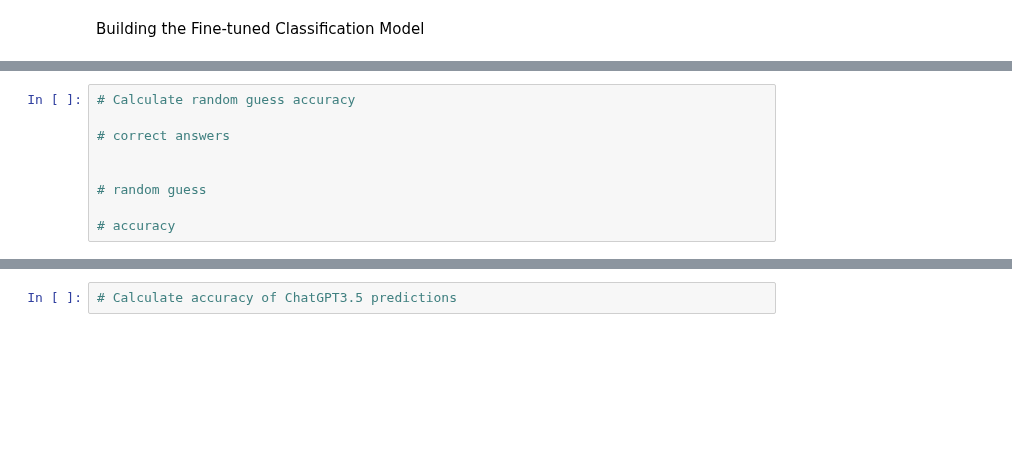
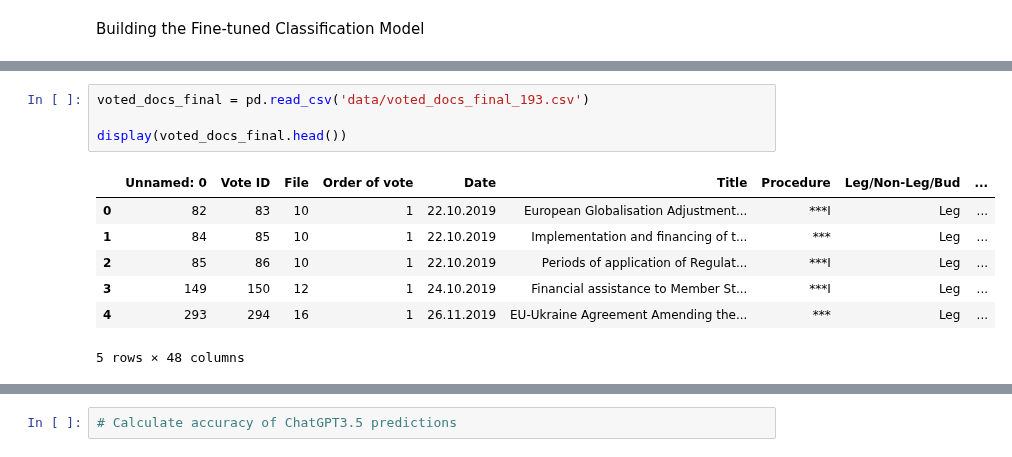
Before and after one commit to izu457/Thesis_Finetuning_GPT3.5_Political_Stance, a Jupyter notebook: Fine-Tuned Classifier.ipynb, the cells around one changed output, grey strips where cells are left out. Cells and saved outputs as stored; diff of their text form; blank space fills up the shorter version.

```diff
--- a/Fine-Tuned Classifier.ipynb
+++ b/Fine-Tuned Classifier.ipynb
@@ -29,9 +9,12 @@ print(training50.head())
-# %%
-# Calculate random guess accuracy
-
-# correct answers
-
-
-# random guess
-
-# accuracy
+# %%
+voted_docs_final = pd.read_csv('data/voted_docs_final_193.csv')
+
+display(voted_docs_final.head())
+# %% [output]
+|  | Unnamed: 0 | Vote ID | File | Order of vote | Date | Title | Procedure | Leg/Non-Leg/Bud | ... |
+| 0 | 82 | 83 | 10 | 1 | 22.10.2019 | European Globalisation Adjustment... | ***I | Leg | ... |
+| 1 | 84 | 85 | 10 | 1 | 22.10.2019 | Implementation and financing of t... | *** | Leg | ... |
+| 2 | 85 | 86 | 10 | 1 | 22.10.2019 | Periods of application of Regulat... | ***I | Leg | ... |
+| 3 | 149 | 150 | 12 | 1 | 24.10.2019 | Financial assistance to Member St... | ***I | Leg | ... |
+| 4 | 293 | 294 | 16 | 1 | 26.11.2019 | EU-Ukraine Agreement Amending the... | *** | Leg | ... |
+5 rows × 48 columns
```
Also changed, not shown: parts of 8 cells of this notebook.
